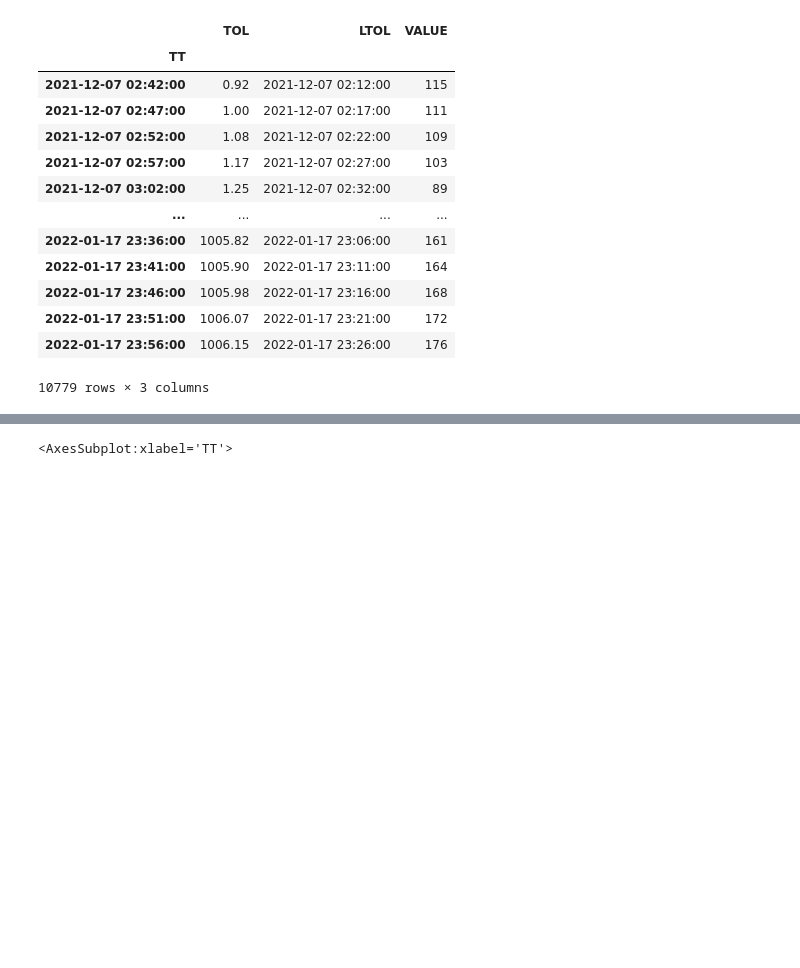
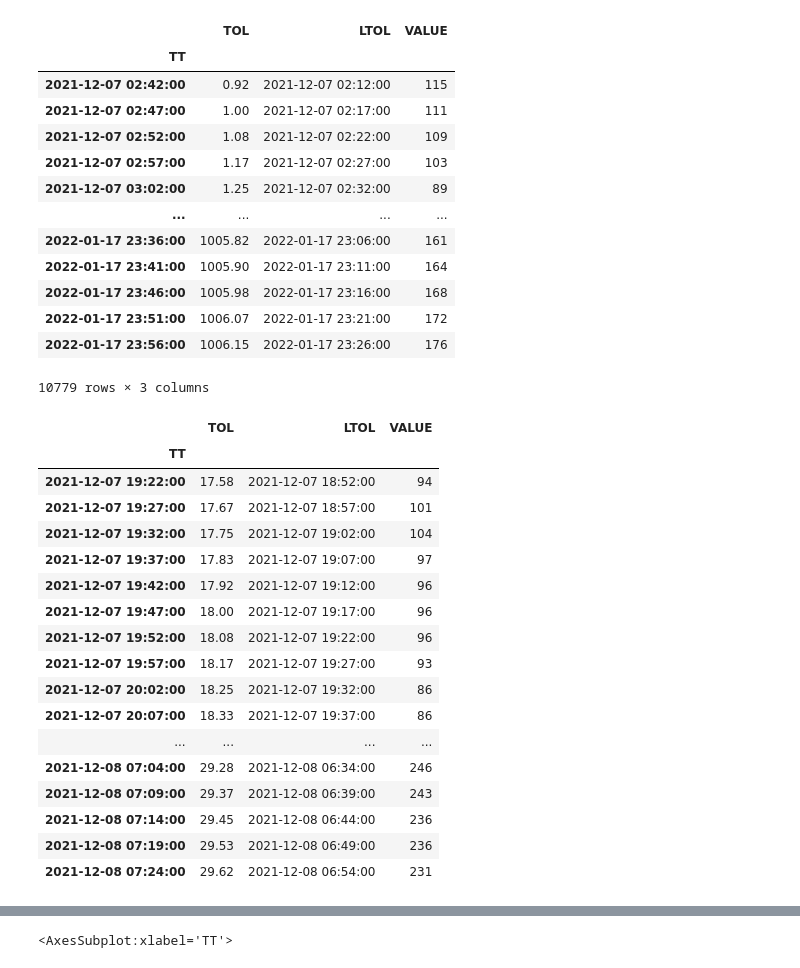
Before and after one commit to spitoglou/diabetes, a Jupyter notebook: runner2.ipynb, the cells around one changed output, grey strips where cells are left out. Saved outputs shown, nothing was run; the diff lists cells and outputs as text; code cells hidden in the pictures; blank space fills up the shorter version.

```diff
--- a/runner2.ipynb
+++ b/runner2.ipynb
@@ -149,3 +239,24 @@ df
 | 2022-01-17 23:51:00 | 1006.07 | 2022-01-17 23:21:00 | 172 |
 | 2022-01-17 23:56:00 | 1006.15 | 2022-01-17 23:26:00 | 176 |
 10779 rows × 3 columns
+# %%
+df[200:300]
+# %% [output]
+|  | TOL | LTOL | VALUE |
+| TT |  |  |  |
+| 2021-12-07 19:22:00 | 17.58 | 2021-12-07 18:52:00 | 94 |
+| 2021-12-07 19:27:00 | 17.67 | 2021-12-07 18:57:00 | 101 |
+| 2021-12-07 19:32:00 | 17.75 | 2021-12-07 19:02:00 | 104 |
+| 2021-12-07 19:37:00 | 17.83 | 2021-12-07 19:07:00 | 97 |
+| 2021-12-07 19:42:00 | 17.92 | 2021-12-07 19:12:00 | 96 |
+| 2021-12-07 19:47:00 | 18.00 | 2021-12-07 19:17:00 | 96 |
+| 2021-12-07 19:52:00 | 18.08 | 2021-12-07 19:22:00 | 96 |
+| 2021-12-07 19:57:00 | 18.17 | 2021-12-07 19:27:00 | 93 |
+| 2021-12-07 20:02:00 | 18.25 | 2021-12-07 19:32:00 | 86 |
+| 2021-12-07 20:07:00 | 18.33 | 2021-12-07 19:37:00 | 86 |
+| ... | ... | ... | ... |
+| 2021-12-08 07:04:00 | 29.28 | 2021-12-08 06:34:00 | 246 |
+| 2021-12-08 07:09:00 | 29.37 | 2021-12-08 06:39:00 | 243 |
+| 2021-12-08 07:14:00 | 29.45 | 2021-12-08 06:44:00 | 236 |
+| 2021-12-08 07:19:00 | 29.53 | 2021-12-08 06:49:00 | 236 |
+| 2021-12-08 07:24:00 | 29.62 | 2021-12-08 06:54:00 | 231 |
```
Also changed, not shown: parts of 5 cells of this notebook, 1 other file.
